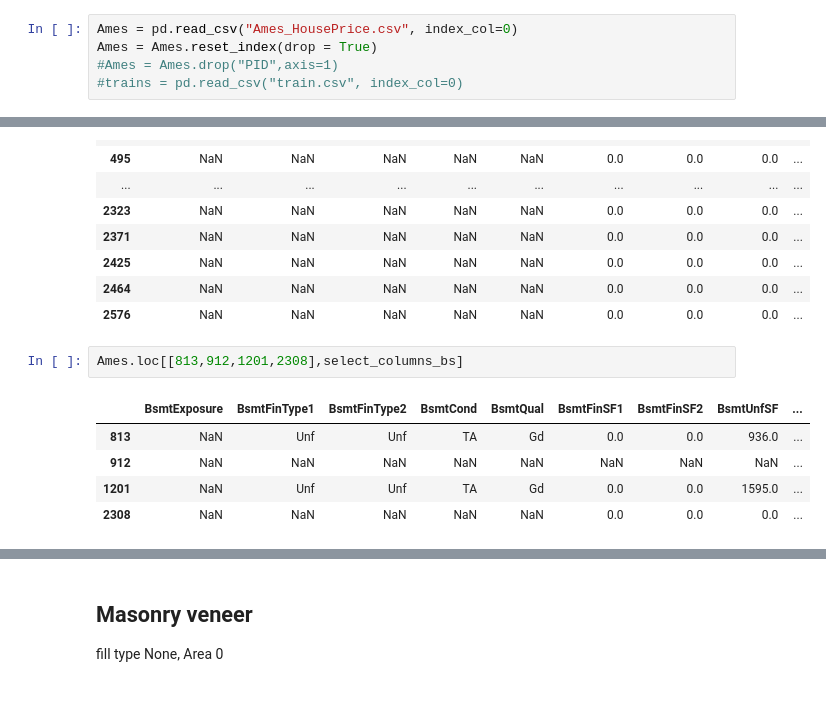
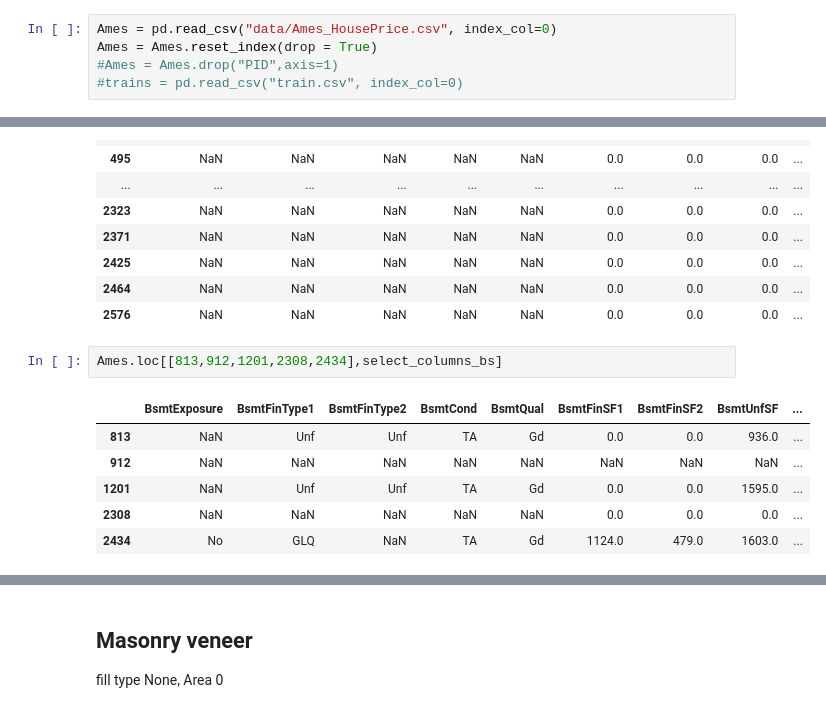
Before and after one commit to xiaogangzhu/MLHousing, a Jupyter notebook: Xiaogang Zhu/House_prepocessing.ipynb, the cells around one changed output, grey strips where cells are left out. Drawn from its saved outputs; the diff is of its cells as text.

```diff
--- a/Xiaogang Zhu/House_prepocessing.ipynb
+++ b/Xiaogang Zhu/House_prepocessing.ipynb
@@ -15,7 +15,7 @@ Convenience
 
 house type based on size, how many bedroom,restroom,garbage
 # %%
-Ames = pd.read_csv("Ames_HousePrice.csv", index_col=0)
+Ames = pd.read_csv("data/Ames_HousePrice.csv", index_col=0)
 Ames = Ames.reset_index(drop = True)
 #Ames = Ames.drop("PID",axis=1)
 #trains = pd.read_csv("train.csv", index_col=0)
@@ -177,10 +211,11 @@ Ames[Ames.BsmtExposure.isnull()][select_columns_bs]
 | 2464 | NaN | NaN | NaN | NaN | NaN | 0.0 | 0.0 | 0.0 | ... |
 | 2576 | NaN | NaN | NaN | NaN | NaN | 0.0 | 0.0 | 0.0 | ... |
 # %%
-Ames.loc[[813,912,1201,2308],select_columns_bs]
+Ames.loc[[813,912,1201,2308,2434],select_columns_bs]
 # %% [output]
 |  | BsmtExposure | BsmtFinType1 | BsmtFinType2 | BsmtCond | BsmtQual | BsmtFinSF1 | BsmtFinSF2 | BsmtUnfSF | ... |
 | 813 | NaN | Unf | Unf | TA | Gd | 0.0 | 0.0 | 936.0 | ... |
 | 912 | NaN | NaN | NaN | NaN | NaN | NaN | NaN | NaN | ... |
 | 1201 | NaN | Unf | Unf | TA | Gd | 0.0 | 0.0 | 1595.0 | ... |
 | 2308 | NaN | NaN | NaN | NaN | NaN | 0.0 | 0.0 | 0.0 | ... |
+| 2434 | No | GLQ | NaN | TA | Gd | 1124.0 | 479.0 | 1603.0 | ... |
```
Also changed, not shown: parts of 41 cells of this notebook, 1 other file.
